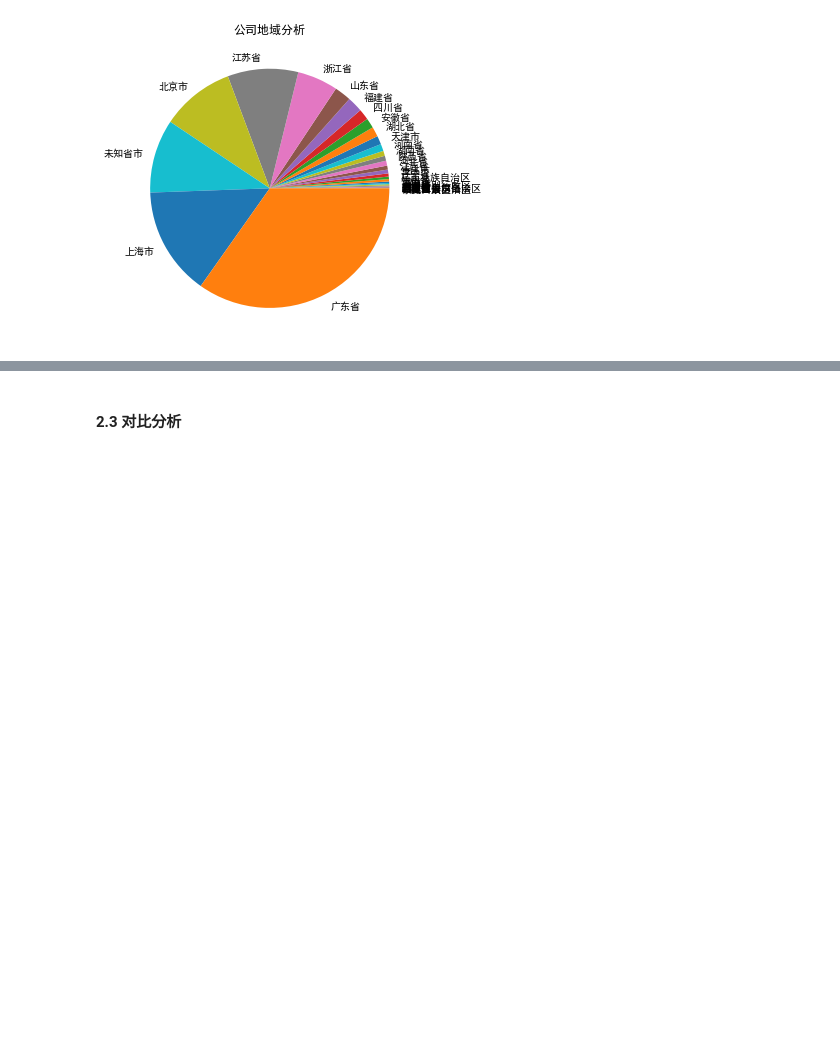
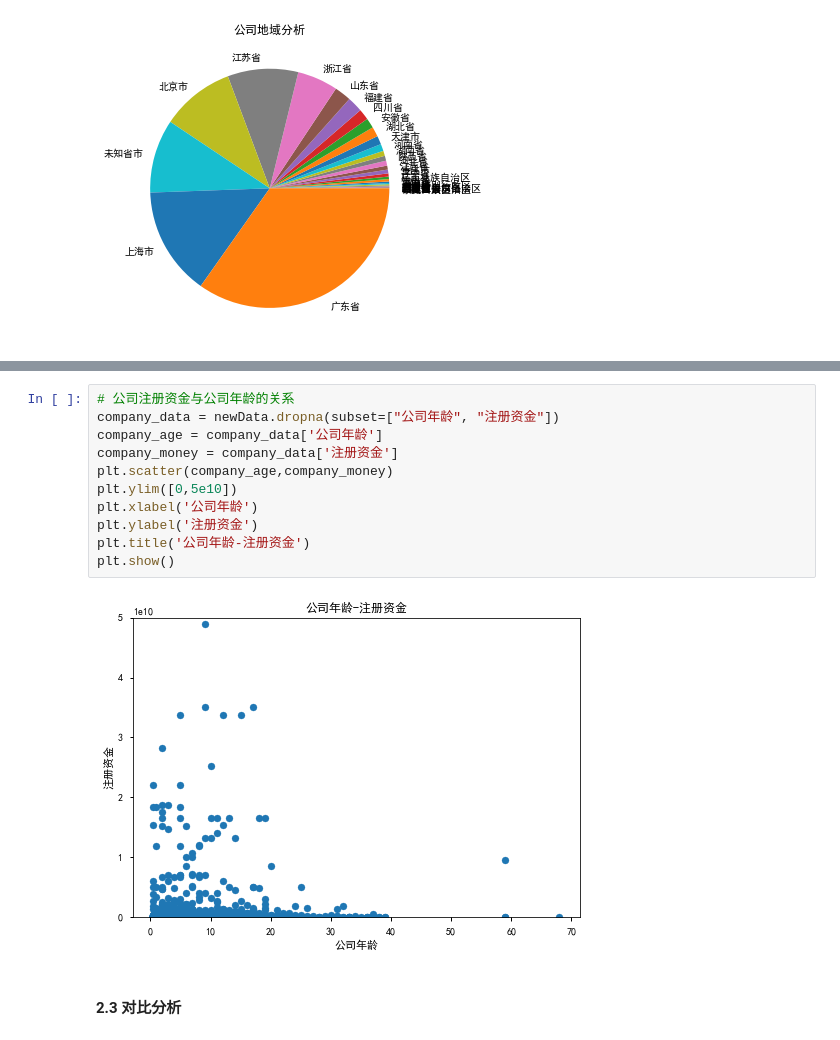
Before and after one commit to weiyongsen/BDA, a Jupyter notebook: ex1/code33.ipynb, the cells around one changed output, grey strips where cells are left out. Cells and saved outputs as stored; diff of their text form; blank space fills up the shorter version.

```diff
--- a/ex1/code.ipynb
+++ b/ex1/code33.ipynb
@@ -473,2 +510,15 @@ Text(0.5, 1.0, '公司地域分析')
+# %%
+# 公司注册资金与公司年龄的关系
+company_data = newData.dropna(subset=["公司年龄", "注册资金"])
+company_age = company_data['公司年龄']
+company_money = company_data['注册资金']
+plt.scatter(company_age,company_money)
+plt.ylim([0,5e10])
+plt.xlabel('公司年龄')
+plt.ylabel('注册资金')
+plt.title('公司年龄-注册资金')
+plt.show()
+# %% [output]
+[figure, added]
 # %% [markdown]
 #### 2.3 对比分析
```
Also changed, not shown: parts of 3 cells of this notebook.
